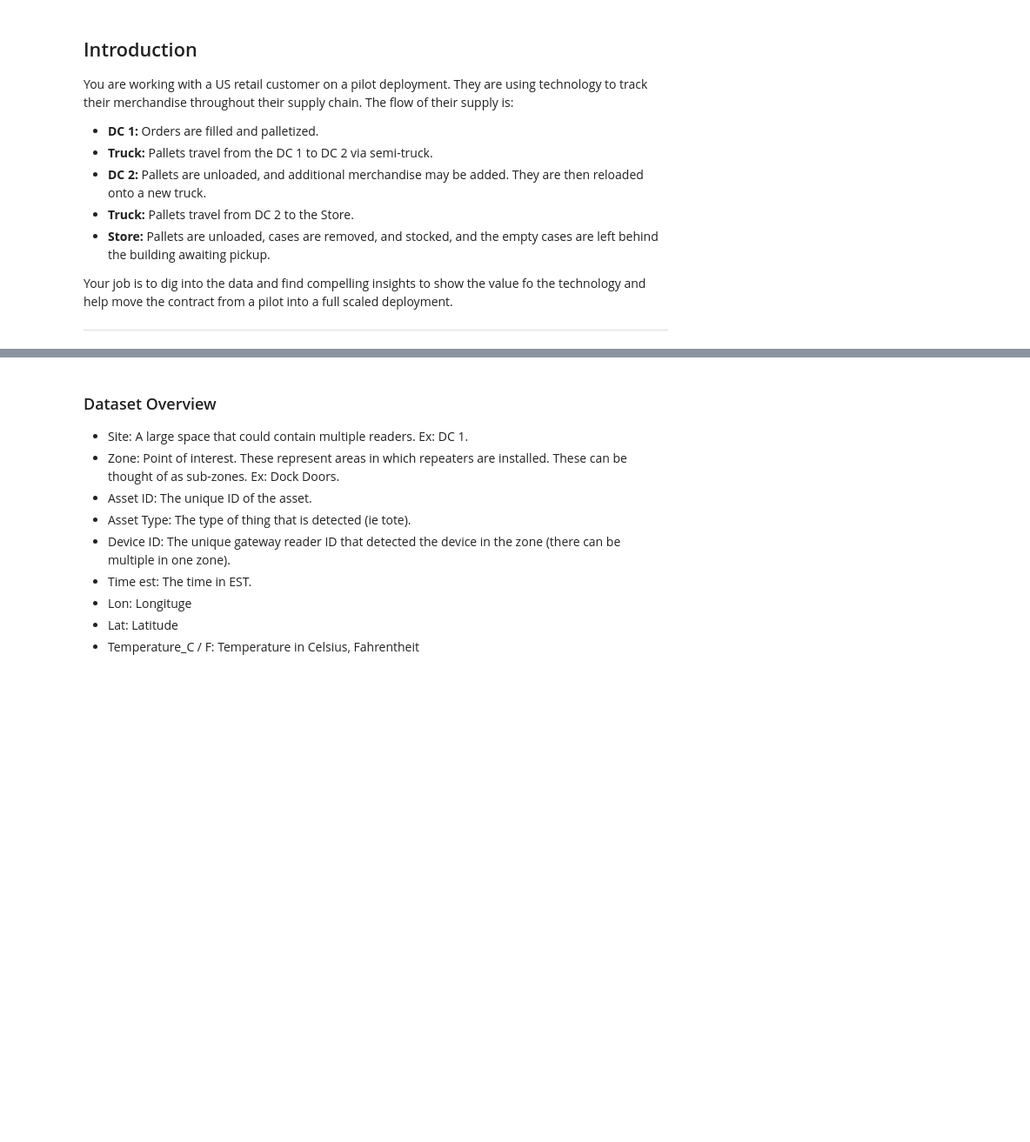
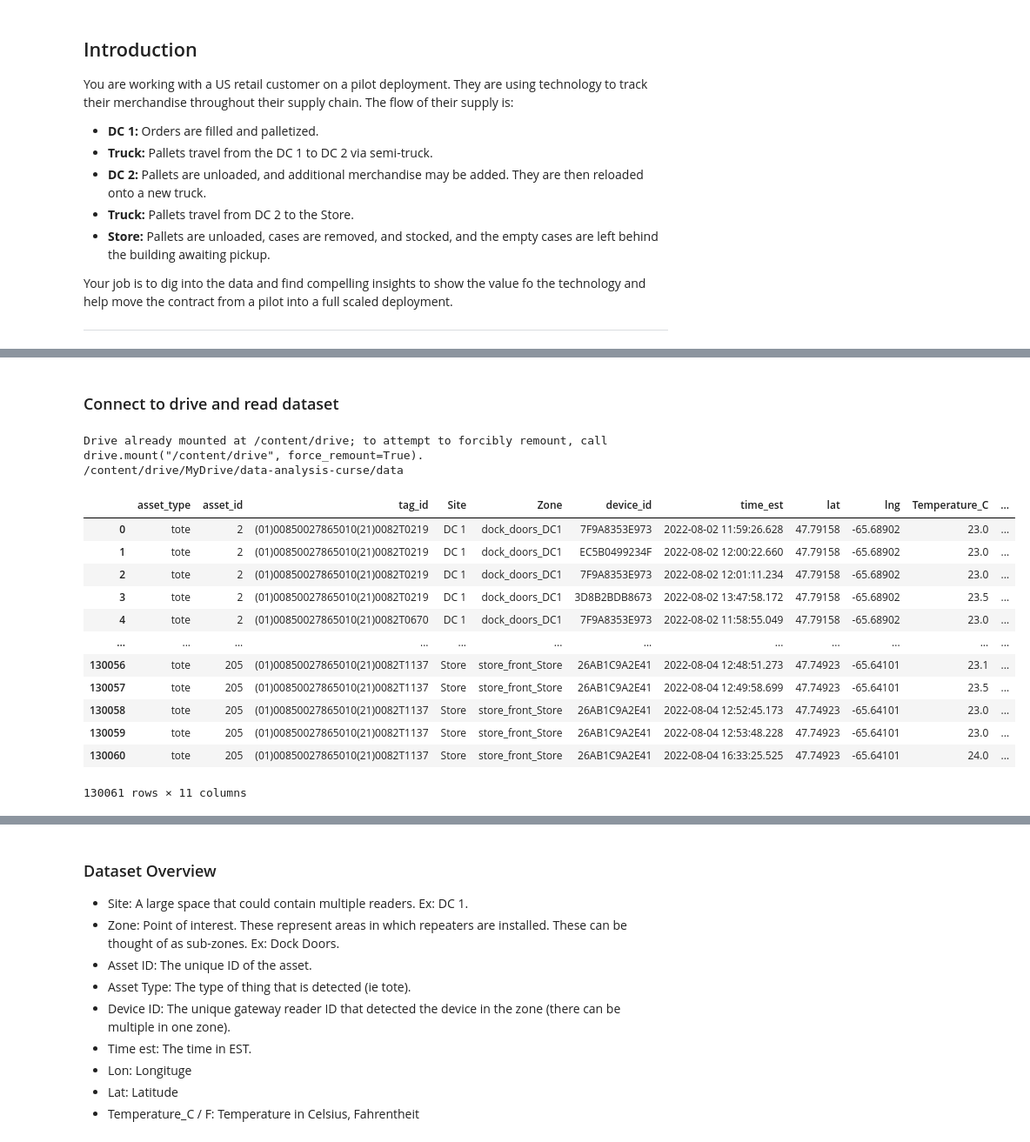
Before and after one commit to CevaMenelao/data-analysis-curse, a Jupyter notebook: scripts/Data_Analyst_Assignment_1.ipynb, the cells around one changed output, grey strips where cells are left out. Shown: that part at 87% size. Cells and saved outputs as stored; diff of their text form; code cells hidden in the pictures; blank space fills up the shorter version.

```diff
--- a/scripts/Data_Analyst_Assignment_1.ipynb
+++ b/scripts/Data_Analyst_Assignment_1.ipynb
@@ -24,0 +37,28 @@ Import necessary packages and
+# %% [markdown]
+### Connect to drive and read dataset
+# %%
+## Connect to drive
+drive.mount('/content/drive')
+
+## Folder of data
+%cd /content/drive/MyDrive/data-analysis-curse/data
+
+## Read dataset
+df = pd.read_excel('Asignment_1.xlsx')
+df
+# %% [output]
+Drive already mounted at /content/drive; to attempt to forcibly remount, call drive.mount("/content/drive", force_remount=True).
+/content/drive/MyDrive/data-analysis-curse/data
+|  | asset_type | asset_id | tag_id | Site | Zone | device_id | time_est | lat | lng | Temperature_C | ... |
+| 0 | tote | 2 | (01)00850027865010(21)0082T0219 | DC 1 | dock_doors_DC1 | 7F9A8353E973 | 2022-08-02 11:59:26.628 | 47.79158 | -65.68902 | 23.0 | ... |
+| 1 | tote | 2 | (01)00850027865010(21)0082T0219 | DC 1 | dock_doors_DC1 | EC5B0499234F | 2022-08-02 12:00:22.660 | 47.79158 | -65.68902 | 23.0 | ... |
+| 2 | tote | 2 | (01)00850027865010(21)0082T0219 | DC 1 | dock_doors_DC1 | 7F9A8353E973 | 2022-08-02 12:01:11.234 | 47.79158 | -65.68902 | 23.0 | ... |
+| 3 | tote | 2 | (01)00850027865010(21)0082T0219 | DC 1 | dock_doors_DC1 | 3D8B2BDB8673 | 2022-08-02 13:47:58.172 | 47.79158 | -65.68902 | 23.5 | ... |
+| 4 | tote | 2 | (01)00850027865010(21)0082T0670 | DC 1 | dock_doors_DC1 | 7F9A8353E973 | 2022-08-02 11:58:55.049 | 47.79158 | -65.68902 | 23.0 | ... |
+| ... | ... | ... | ... | ... | ... | ... | ... | ... | ... | ... | ... |
+| 130056 | tote | 205 | (01)00850027865010(21)0082T1137 | Store | store_front_Store | 26AB1C9A2E41 | 2022-08-04 12:48:51.273 | 47.74923 | -65.64101 | 23.1 | ... |
+| 130057 | tote | 205 | (01)00850027865010(21)0082T1137 | Store | store_front_Store | 26AB1C9A2E41 | 2022-08-04 12:49:58.699 | 47.74923 | -65.64101 | 23.5 | ... |
+| 130058 | tote | 205 | (01)00850027865010(21)0082T1137 | Store | store_front_Store | 26AB1C9A2E41 | 2022-08-04 12:52:45.173 | 47.74923 | -65.64101 | 23.0 | ... |
+| 130059 | tote | 205 | (01)00850027865010(21)0082T1137 | Store | store_front_Store | 26AB1C9A2E41 | 2022-08-04 12:53:48.228 | 47.74923 | -65.64101 | 23.0 | ... |
+| 130060 | tote | 205 | (01)00850027865010(21)0082T1137 | Store | store_front_Store | 26AB1C9A2E41 | 2022-08-04 16:33:25.525 | 47.74923 | -65.64101 | 24.0 | ... |
+130061 rows × 11 columns
```
Also changed, not shown: parts of 23 cells of this notebook.
